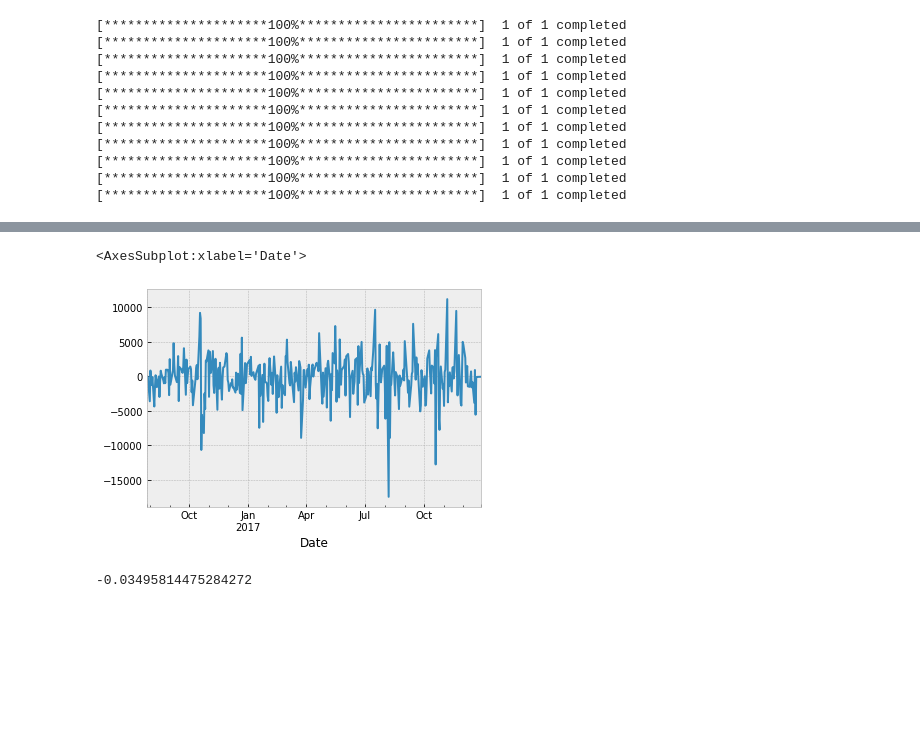
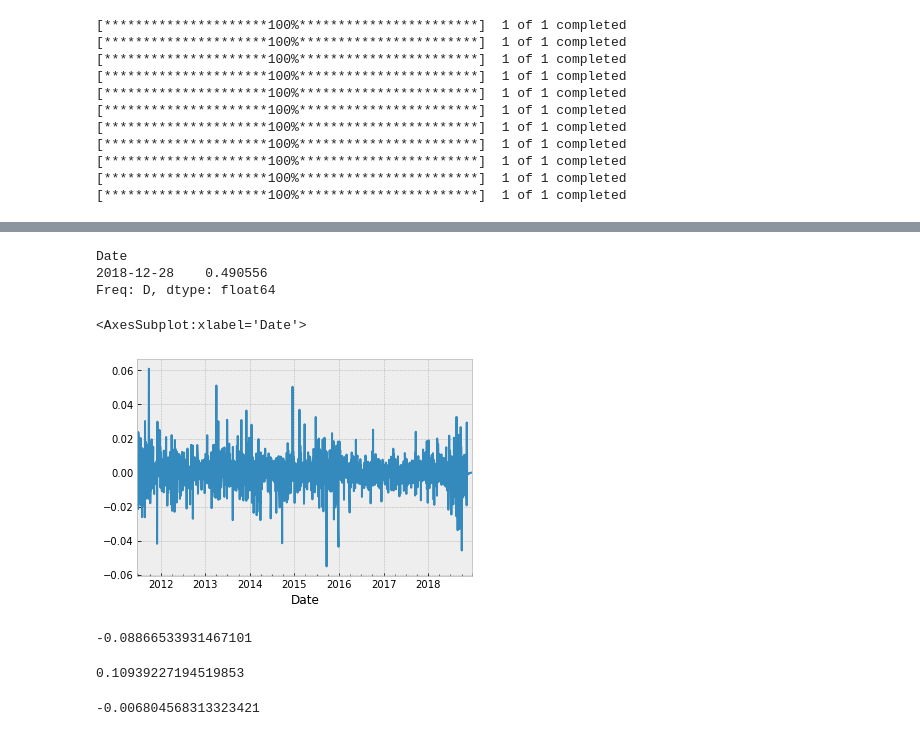
Before and after one commit to krems/cmf_case_1_week, a Jupyter notebook: blah-blah.ipynb, the cells around one changed output, grey strips where cells are left out. Saved outputs shown, nothing was run; the diff lists cells and outputs as text; code cells hidden in the pictures; blank space fills up the shorter version.

Commit message:
winning some cash baby

```diff
--- a/blah-blah.ipynb
+++ b/blah-blah.ipynb
@@ -32,8 +32,12 @@ class BetaType(Enum):
     RETURNS = 3
     FILTERED = 4
 # %%
-DATE_FROM = '2015-01-01'
-DATE_TO = '2017-12-31'
+DATE_FROM = '2010-01-01'
+DATE_TO = '2018-12-31'
+TEST_DATE_FROM = '2018-01-01'
+TEST_DATE_TO = '2019-12-31'
+REAL_DATE_FROM = '2020-01-01'
+REAL_DATE_TO = '2020-09-22'
 tickers = ['ARE', 'CTL', 'ALD', 'AAP', 'MMM',
            'ABMD', 'TSLA', 'APD', 'ATO', 'AMZN']
 
@@ -45,7 +49,7 @@ MAX_DRAWDOWN_PER_DAY = 0.005
 MAX_DRAWDOWN_PER_WEEK = 0.02
 # %%
 BETA_TYPE = BetaType.FILTERED
-BETA_LAG = 252
+BETA_LAG = 30
 GARCH_LAG = 200
 CORRELATION_MATRIX_LAG = 200
 GARCH_REFIT_DELAY_DAYS = 30
@@ -104,7 +108,7 @@ def tsplot(y, lags=None, figsize=(10, 8), style='bmh'):
     return
 # %%
 def raw_adj_close_prices(ticker: str, date_from: str, date_to: str):
-    prices = yf.download(ticker, date_from, date_to)
+    prices = yf.download(ticker, date_from, date_to).dropna()
     prices.index = prices.index.to_period(freq='d')
     return prices['Adj Close']
 # %%
@@ -483,6 +505,13 @@ Freq: D, dtype: float64
+# %%
+total_return = (pv_s[-1:] - INITIAL_CASH) / INITIAL_CASH
+total_return
+# %% [output]
+Date
+2018-12-28    0.490556
+Freq: D, dtype: float64
 # %%
-pnl = pv_s.diff()
+pnl = raw_adj_close_log_returns(pv_s)
 pnl.plot()
 # %% [output]
 <AxesSubplot:xlabel='Date'>
-[figure, old version]
+[figure, new version]
@@ -489,6 +520,18 @@ pnl.plot()
 # %%
-pnl.min() / INITIAL_CASH
+max_dd_daily = pnl_abs.min() / INITIAL_CASH
+max_dd_daily
 # %% [output]
--0.03495814475284272
+-0.08866533931467101
+# %%
+max_dd_weekly = 0
+for i in range(7, len(pnl_abs)):
+    dd = pnl_abs[i - 7: i].max() - pnl_abs[i - 7: i].min()
+    if dd > max_dd_weekly:
+        max_dd_weekly = dd
+max_dd_weekly / INITIAL_CASH
+# %% [output]
+0.10939227194519853
 # %%
 beta(spy[-len(pnl):], pnl)
+# %% [output]
+-0.006804568313323421
```
Also changed, not shown: parts of 29 cells of this notebook.
